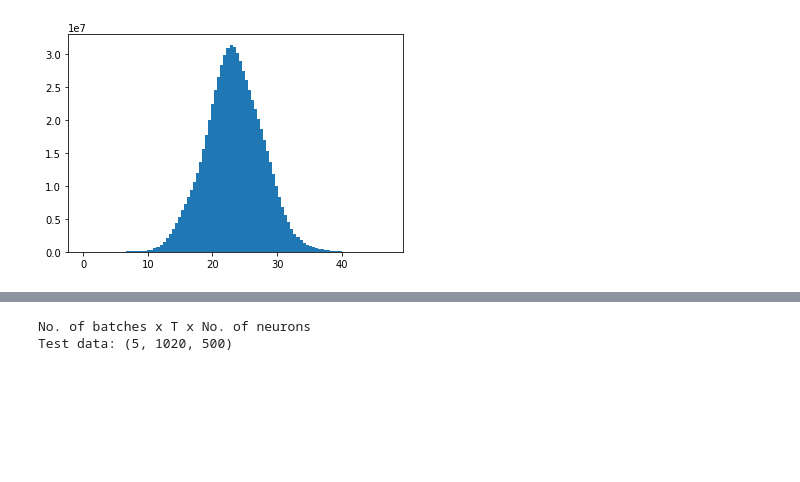
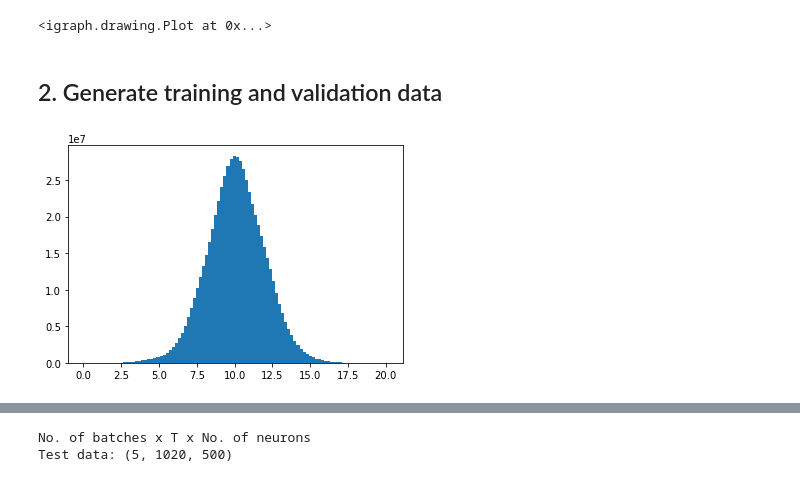
Before and after one commit to XaqLab/InferringInference, a Jupyter notebook: notebooks/TrainTAPbrain.ipynb, the cells around one changed output, grey strips where cells are left out. Drawn from its saved outputs; the diff is of its cells as text; code cells hidden in the pictures; blank space fills up the shorter version.

Commit message:
Update training notebook

```diff
--- a/notebooks/TrainTAPbrain.ipynb
+++ b/notebooks/TrainTAPbrain.ipynb
@@ -69,13 +74,18 @@ noise_seed = 3571
+# %%
+igraph.plot(g, layout=g.layout("circle"), bbox=(300,300), margin=20,
+            vertex_size=10,
+            edge_arrow_size=0.01,
+            edge_width = 5*edge_weights, edge_color = edge_colors)
+# %% [output]
+<igraph.drawing.Plot at 0x...>
+# %% [markdown]
+## 2. Generate training and validation data
 # %%
-"""
-Generate training and validation data
-"""
-
-B_train, B_val = 20000, 500      # No. of batches
-T = 50                           # No. of time steps
+B_train, B_val = 25000, 500      # No. of batches
+T = 30                           # No. of time steps
 T_clip  = 20                     # No. of time steps to clip
 T_low, T_high = 2, 5             # range of time periods for which input is held constant
-yG_low, yG_high = 5, 50          # range of input gains
+yG_low, yG_high = 2, 50          # range of input gains
 
 y_train, _, r_train = generate_TAPdynamics(theta, params, B_train, T+T_clip, T_low, T_high, yG_low, yG_high)
 
@@ -90,13 +97,12 @@ baseline = -np.min(r_train) if model_type else 0
 r_train += baseline
 r_val += baseline
 # %%
-"""
-Plot histogram of training data
-"""
+# Plot histogram of training data
+
 plt.hist(r_train.flatten(),100)
 plt.show()
 # %% [output]
-[figure, old version]
+[figure, new version]
 # %%
 """
 Convert ground truth dynamics data to torch tensors
```
Also changed, not shown: parts of 26 cells of this notebook, 2 other files.
